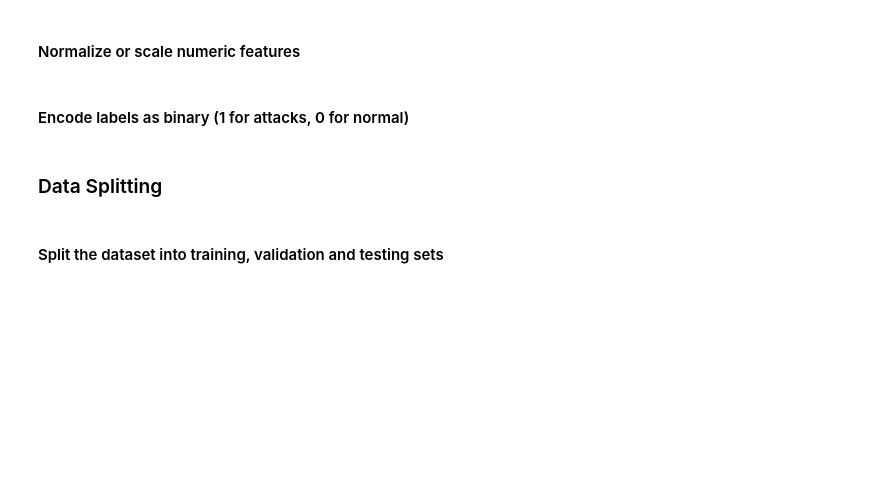
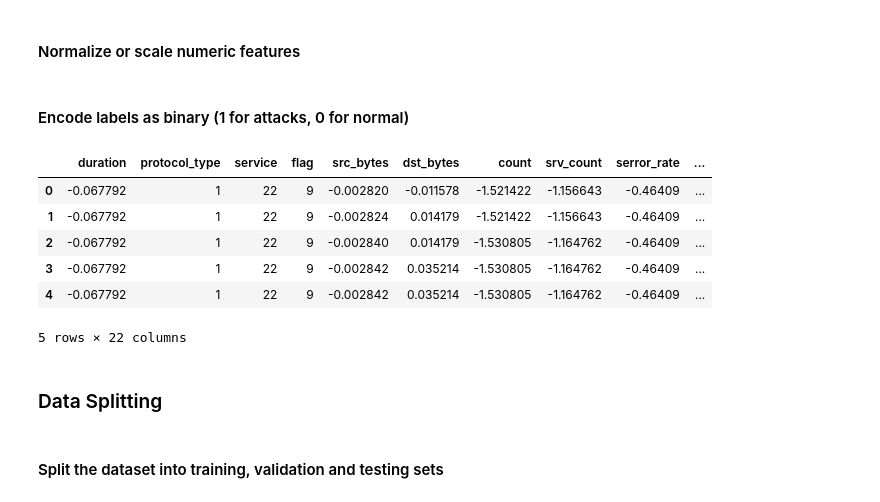
Before and after one commit to wasif22001/crosspoint-net-anomaly-detect, a Jupyter notebook: Dynamic Graph Embeddings for Real-Time Anomaly Detection in Network Traffic.ipynb, the cells around one changed output. Saved outputs shown, nothing was run; the diff lists cells and outputs as text; code cells hidden in the pictures; blank space fills up the shorter version.

```diff
--- a/Dynamic Graph Embeddings for Real-Time Anomaly Detection in Network Traffic.ipynb
+++ b/Dynamic Graph Embeddings for Real-Time Anomaly Detection in Network Traffic.ipynb
@@ -138,7 +212,16 @@ data_copy[numerical_columns] = scaler.fit_transform(data[numerical_columns])
 # %% [markdown]
 #### Encode labels as binary (1 for attacks, 0 for normal)
 # %%
-data_copy['target'] = (data['label'] != 'normal').astype(int)
+data_copy['target'] = (data['label'] != 'normal.').astype(int)
+data_copy.head()
+# %% [output]
+|  | duration | protocol_type | service | flag | src_bytes | dst_bytes | count | srv_count | serror_rate | ... |
+| 0 | -0.067792 | 1 | 22 | 9 | -0.002820 | -0.011578 | -1.521422 | -1.156643 | -0.46409 | ... |
+| 1 | -0.067792 | 1 | 22 | 9 | -0.002824 | 0.014179 | -1.521422 | -1.156643 | -0.46409 | ... |
+| 2 | -0.067792 | 1 | 22 | 9 | -0.002840 | 0.014179 | -1.530805 | -1.164762 | -0.46409 | ... |
+| 3 | -0.067792 | 1 | 22 | 9 | -0.002842 | 0.035214 | -1.530805 | -1.164762 | -0.46409 | ... |
+| 4 | -0.067792 | 1 | 22 | 9 | -0.002842 | 0.035214 | -1.530805 | -1.164762 | -0.46409 | ... |
+5 rows × 22 columns
 # %% [markdown]
 ###  Data Splitting
 # %%
```
Also changed, not shown: parts of 34 cells of this notebook.
